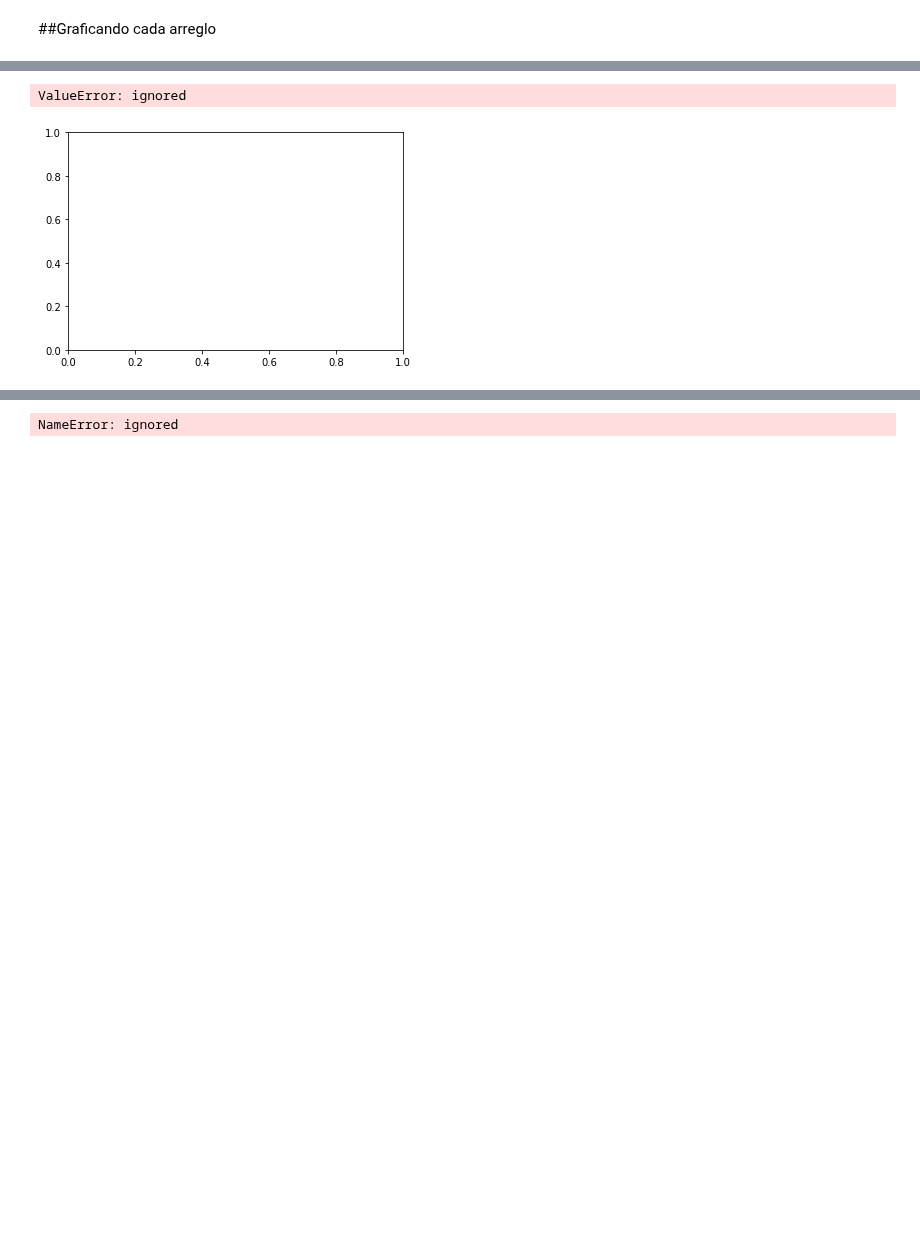
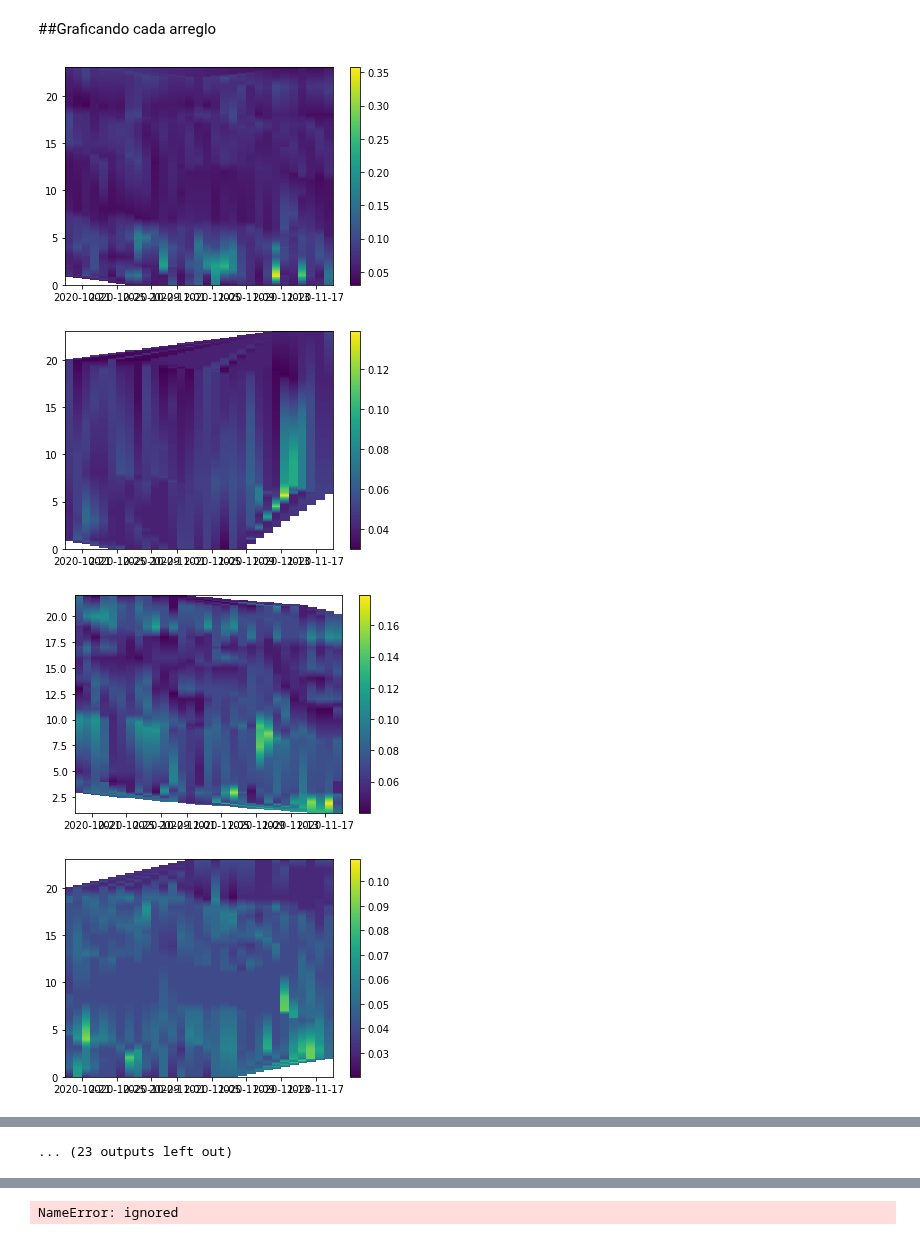
Before and after one commit to georgesteve/Research-Assitant-ML-ROJ, a Jupyter notebook: Grafico_de_S4_heatmap.ipynb, the cells around one changed output, grey strips where cells are left out. Cells and saved outputs as stored; diff of their text form; code cells hidden in the pictures; blank space fills up the shorter version.

```diff
--- a/Grafico_de_S4_heatmap.ipynb
+++ b/Grafico_de_S4_heatmap.ipynb
@@ -91,6 +91,17 @@ y=s4_1min.S4.values
 # %% [markdown]
 ##Graficando cada arreglo
 # %%
+from scipy.interpolate import griddata
+from jdcal import jd2jcal
+from datetime import datetime
+from matplotlib.pyplot import figure
+
+
+import pandas as pd
+import matplotlib.pyplot as plt
+import scipy.interpolate
+import numpy as np
+import matplotlib.colors as colors
 from scipy.interpolate import griddata
 from jdcal import jd2jcal
 from datetime import datetime
@@ -108,35 +119,45 @@ def plot_S4_hour_day(df,i):
   plt.contourf(xid,yi,zi)
   plt.title(i)
   cbar=plt.colorbar()
   cbar.ax.set_title('S4', rotation=360)
   plt.show()
 
 def plot_S4_hour_day_2(df,i):
-  x = df.index.to_julian_date()
-  y = df.index.hour
-  z= df.S4
+  xi = np.linspace(df.index.to_julian_date().min(), df.index.to_julian_date().max(), 1000)
+  yi = np.linspace(df.index.hour.min(), df.index.hour.max(), 500)
+  zi = griddata((df.index.to_julian_date(),df.index.hour),df.S4,(xi[None,:],yi[:,None]),method='linear')
+  xij = [jd2jcal(0,v) for v in xi]
+  xid = [datetime(x[0],x[1],x[2]) for x in xij]
+
   fig, ax = plt.subplots()
-  ax.pcolormesh(x, y, z)
+  n=ax.pcolormesh(xid, yi, zi)
+  fig.colorbar(n)
+  plt.show()
+
 
 
 
 
 n = 366*24
 df=s4_clean
 #df["z"]=  s4.S4
 #df["x"] = s4.index.date
 #df["y"] = s4.index.day
 
 
 
 
 
 for i, d in m:
   n=d.groupby(pd.cut(d["Elv"], np.arange(30, 91, 20)))
   #m=s4_clean.groupby(pd.cut(s4_clean["Az"], np.arange(0, 361, 30)))
 
   for i1,d1 in n:
     if len(d1)!=0:
         label='Azimuth interval '+str(i)+'Elv interval '+str(i1)
-        plot_S4_hour_day(d1,label)
+        plot_S4_hour_day_2(d1,label)
 # %% [output]
+[figure, new version]
+[figure, added]
+[figure, added]
+[figure, added]
@@ -143,2 +172 @@ for i, d in m:
-ValueError: ignored
+... (23 outputs left out)
-[figure, old version]
```
Also changed, not shown: parts of 3 cells of this notebook.
